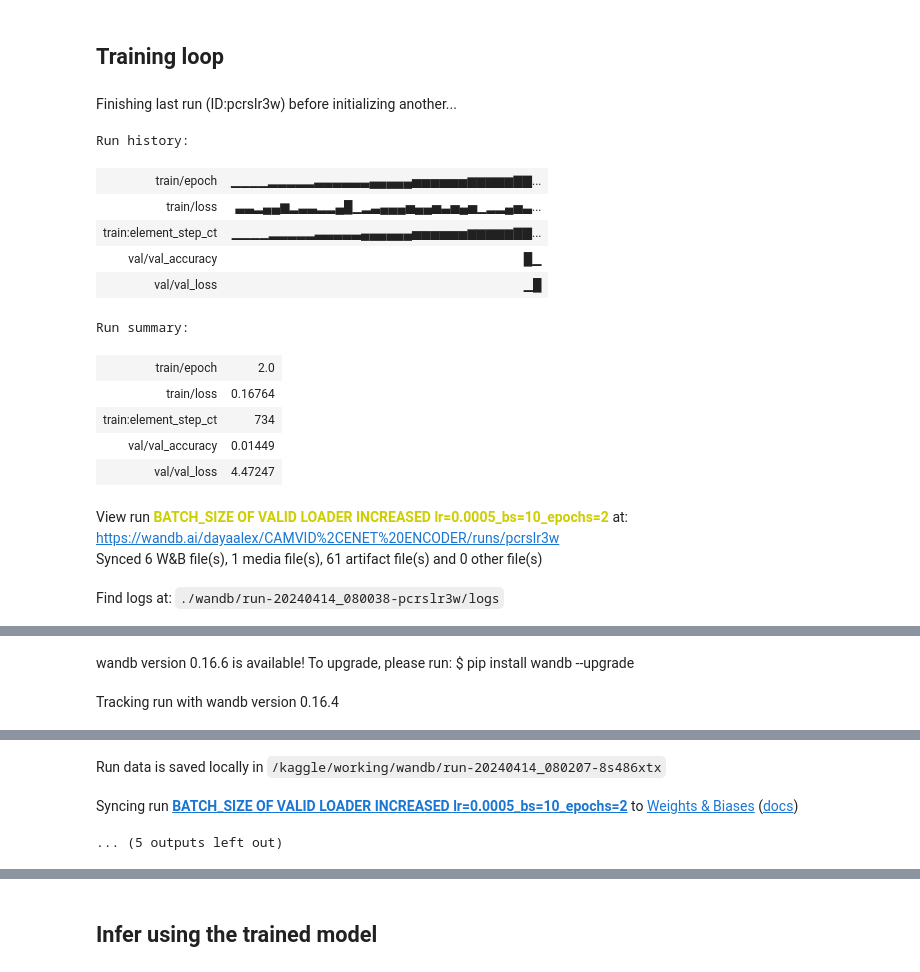
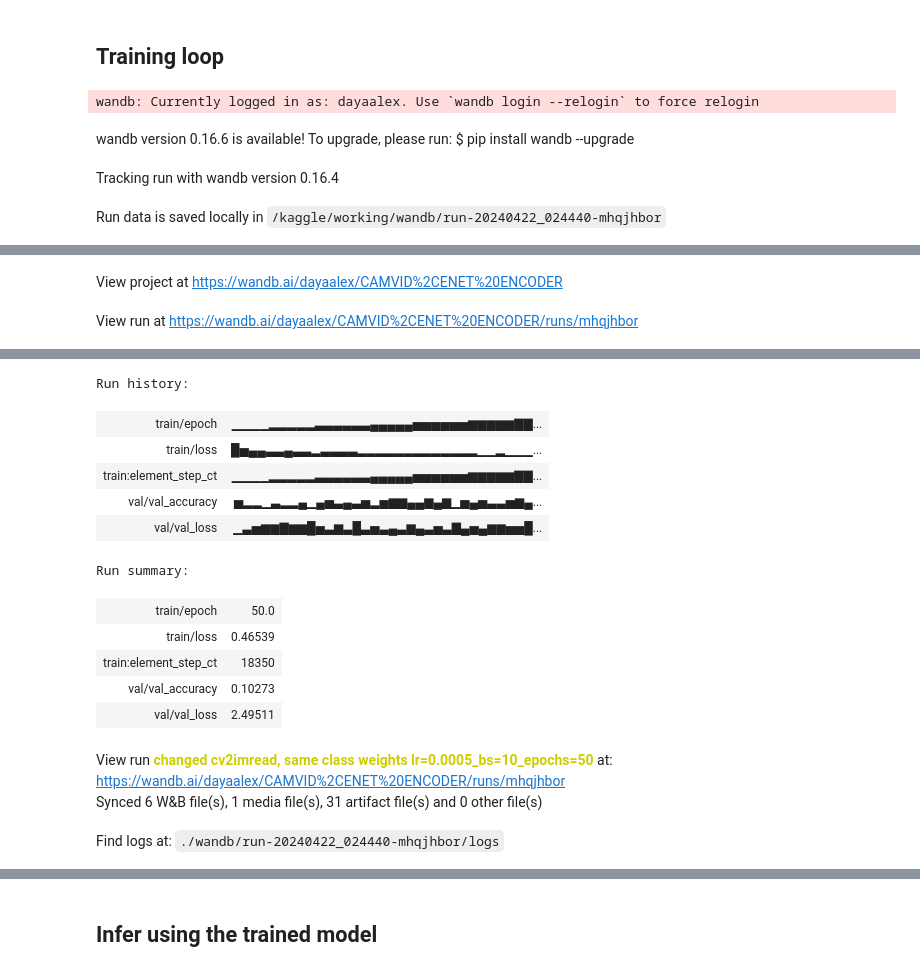
Before and after one commit to DayaAlex/ENet-Road-segmentation, a Jupyter notebook: enet-camvid-encoder-training.ipynb, the cells around one changed output, grey strips where cells are left out. Drawn from its saved outputs; the diff is of its cells as text; code cells hidden in the pictures.

```diff
--- a/enet-camvid-encoder-training.ipynb
+++ b/enet-camvid-encoder-training.ipynb
@@ -864,10 +876,9 @@ from torchmetrics.classification import MulticlassJaccardIndex
 # save_every = 200
 total_run :int = 1
 # %%
-def log_image_table(X_batch, outputs, mask_batch):
+def log_image_table(X_batch, outputs, mask_batch, e):
     table = wandb.Table(columns = ["images", "predictions", "targets"]
             )
-
     for X_img, output, mask in zip(X_batch.to("cpu"), outputs.to("cpu"), mask_batch.to("cpu")):
         segmap_pred = decode_segmap(output.data.max(0)[1].numpy())#pass the max prob channel
         segmap_gt = decode_segmap(mask.numpy())
@@ -876,9 +887,9 @@ def log_image_table(X_batch, outputs, mask_batch):
                   wandb.Image(segmap_pred),
                   wandb.Image(segmap_gt)
                  )
-    wandb.log({"predictions_table": table}, commit = False) #lets commit to the server with the metrics
+    wandb.log({f"predictions_table ": table}, commit = False) #lets commit to the server with the metrics
 # %%
-def validation_loop(model, val_loader, criterion, log_images = False, batch_idx = 0):
+def validation_loop(model, val_loader, criterion,e, log_images = False, batch_idx = 0):
     """ params: model, val_loader,loss function,
         flag log_images: to decide to log the predictions in table
         flag batch_idx : to log a single batch consistently over all epochs, default 0th batch,
@@ -906,7 +917,7 @@ def validation_loop(model, val_loader, criterion, log_images = False, batch_idx
             fn += this_fn
             tn += this_tn
             if step == batch_idx and log_images:
-                log_image_table(X_batch, outputs, mask_batch)
+                log_image_table(X_batch, outputs, mask_batch, e)
 
         iou_score = metrics.iou_score(sum(tp), sum(fp), sum(fn), sum(tn), reduction = 'micro')
         return val_loss/len(val_loader.dataset), iou_score
@@ -914,21 +925,23 @@ def validation_loop(model, val_loader, criterion, log_images = False, batch_idx
 for run in range(total_run):
     config ={"learning_rate": 5e-4,
                         "batch_size": 10,
-                        "epochs": 2,
+                        "epochs": 50,
                        }
     wandb.init(project ='CAMVID,ENET ENCODER',
-                name=f'BATCH_SIZE OF VALID LOADER INCREASED lr={config["learning_rate"]}_bs={config["batch_size"]}_epochs={config["epochs"]}',
+                name=f'changed cv2imread, same class weights lr={config["learning_rate"]}_bs={config["batch_size"]}_epochs={config["epochs"]}',
                config=config)
 
     config = wandb.config
 
+    val_error = 10e4
     train_loader = DataLoader(train_dataset, config.batch_size, shuffle=True)
-    val_loader = DataLoader(val_dataset, config.batch_size *2, shuffle=False)
-    test_loader = DataLoader(test_dataset, config.batch_size *2, shuffle=False)
+    val_loader = DataLoader(val_dataset, config.batch_size , shuffle=False)
+    test_loader = DataLoader(test_dataset, config.batch_size , shuffle=False)
 
     n_steps_per_epoch = math.ceil(len(train_dataset)/config.batch_size)
     model = encoder
-    criterion = nn.CrossEntropyLoss()
+    tr_criterion = nn.CrossEntropyLoss(weight = tr_weights.to(device))
+    #vl_criterion = nn.CrossEntropyLoss(weight = vl_weights.to(device))
     optimizer = torch.optim.Adam(encoder.parameters(),
                              lr=config.learning_rate,
                              weight_decay=2e-4)
@@ -948,7 +961,7 @@ for run in range(total_run):
             out,i1,i2 = model(X_batch.float())
 
             optimizer.zero_grad()
-            train_loss = criterion(out, mask_batch.long())
+            train_loss = tr_criterion(out, mask_batch.long())
 
             # update weights
             train_loss.backward()
@@ -964,7 +977,7 @@ for run in range(total_run):
 
             step_ct +=1
 
-        val_loss, jacc_acc = validation_loop(model, val_loader, criterion, log_images = (e == (config.epochs-1)))
+        val_loss, jacc_acc = validation_loop(model, val_loader, tr_criterion,e, (e== config.epochs -1))
         val_metrics = {"val/val_loss": val_loss,
                       "val/val_accuracy": jacc_acc}
 
@@ -974,7 +987,7 @@ for run in range(total_run):
         #print final achieved losses and accuracy at the end of each epoch
         print(f"Train loss: {train_loss:.3f},Valid_loss: {val_loss:.3f},Accuracy: {jacc_acc:.2f}")
 
-        if e == (config.epochs-1):
+        if val_loss < val_error:
             checkpoint = {
             'epochs' : e,
             'state_dict' : model.state_dict(),
@@ -985,22 +998,11 @@ for run in range(total_run):
             torch.save(checkpoint, './encoder camvid {}th epoch, indices with state_dic.pth'.format(e))
             #wandb.log_artifact()
             print ('Model is saved!')
+            val_error = val_loss
 
 wandb.finish()
 # %% [output]
+wandb: Currently logged in as: dayaalex. Use `wandb login --relogin` to force relogin
-Finishing last run (ID:pcrslr3w) before initializing another...
+wandb version 0.16.6 is available! To upgrade, please run: $ pip install wandb --upgrade
-Run history:
-| train/epoch | ▁▁▁▁▂▂▂▂▂▃▃▃▃▃▃▄▄▄▄▄▅▅▅▅▅▅▆▆▆▆▆▇▇... |
-| train/loss | ▃▃▂▄▄▆▂▃▃▂▂▄█▁▂▃▄▄▄▅▄▄▅▃▅▄▅▁▂▂▄▅▃... |
-| train:element_step_ct | ▁▁▁▁▂▂▂▂▂▃▃▃▃▃▄▄▄▄▄▄▅▅▅▅▅▅▆▆▆▆▆▇▇... |
-| val/val_accuracy | █▁ |
-| val/val_loss | ▁█ |
-Run summary:
-| train/epoch | 2.0 |
-| train/loss | 0.16764 |
-| train:element_step_ct | 734 |
-| val/val_accuracy | 0.01449 |
-| val/val_loss | 4.47247 |
-View run BATCH_SIZE OF VALID LOADER INCREASED lr=0.0005_bs=10_epochs=2 at: https://wandb.ai/dayaalex/CAMVID%2CENET%20ENCODER/runs/pcrslr3w
-Synced 6 W&B file(s), 1 media file(s), 61 artifact file(s) and 0 other file(s)
+Tracking run with wandb version 0.16.4
-Find logs at: ./wandb/run-20240414_080038-pcrslr3w/logs
+Run data is saved locally in /kaggle/working/wandb/run-20240422_024440-mhqjhbor
@@ -1008,2 +1010,2 @@ Successfully finished last run (ID:pcrslr3w). Initializing new run:
-wandb version 0.16.6 is available! To upgrade, please run: $ pip install wandb --upgrade
+View project at https://wandb.ai/dayaalex/CAMVID%2CENET%20ENCODER
-Tracking run with wandb version 0.16.4
+View run at https://wandb.ai/dayaalex/CAMVID%2CENET%20ENCODER/runs/mhqjhbor
@@ -1010,3 +1029,15 @@ Tracking run with wandb version 0.16.4
+Run history:
+| train/epoch | ▁▁▁▁▂▂▂▂▂▃▃▃▃▃▃▄▄▄▄▄▅▅▅▅▅▅▆▆▆▆▆▇▇... |
+| train/loss | █▅▄▄▃▃▄▃▃▂▃▃▃▃▂▂▂▂▂▂▂▂▂▂▂▂▂▁▁▂▁▁▁... |
+| train:element_step_ct | ▁▁▁▁▂▂▂▂▂▃▃▃▃▃▃▄▄▄▄▄▅▅▅▅▅▅▆▆▆▆▆▇▇... |
+| val/val_accuracy | ▅▂▂▁▃▂▂▄▁▄▅▃▄▃▅▂▅▆▆▄▄▆▄▆▁▅▄▅▃▃▅▆▄... |
+| val/val_loss | ▁▃▅▆▆▇▆▆█▅▃▆▃█▃▅▃▄▃▆▄▃▅▃▇▄▅▄▆▆▅▅█... |
+Run summary:
+| train/epoch | 50.0 |
+| train/loss | 0.46539 |
+| train:element_step_ct | 18350 |
+| val/val_accuracy | 0.10273 |
+| val/val_loss | 2.49511 |
-Run data is saved locally in /kaggle/working/wandb/run-20240414_080207-8s486xtx
+View run changed cv2imread, same class weights lr=0.0005_bs=10_epochs=50 at: https://wandb.ai/dayaalex/CAMVID%2CENET%20ENCODER/runs/mhqjhbor
+Synced 6 W&B file(s), 1 media file(s), 31 artifact file(s) and 0 other file(s)
-Syncing run BATCH_SIZE OF VALID LOADER INCREASED lr=0.0005_bs=10_epochs=2 to Weights & Biases (docs)
+Find logs at: ./wandb/run-20240422_024440-mhqjhbor/logs
-... (5 outputs left out)
```
Also changed, not shown: parts of 13 cells of this notebook.
